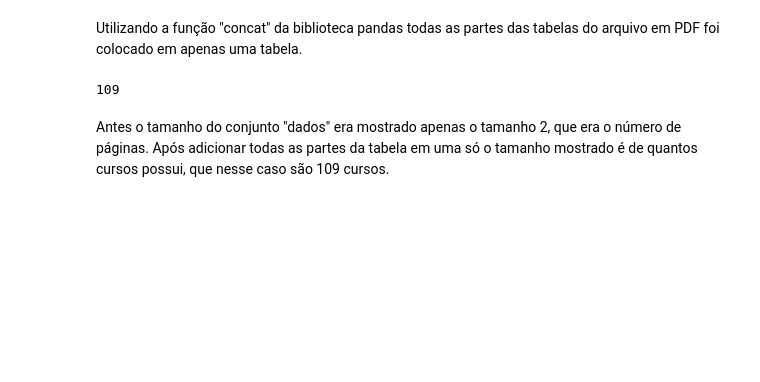
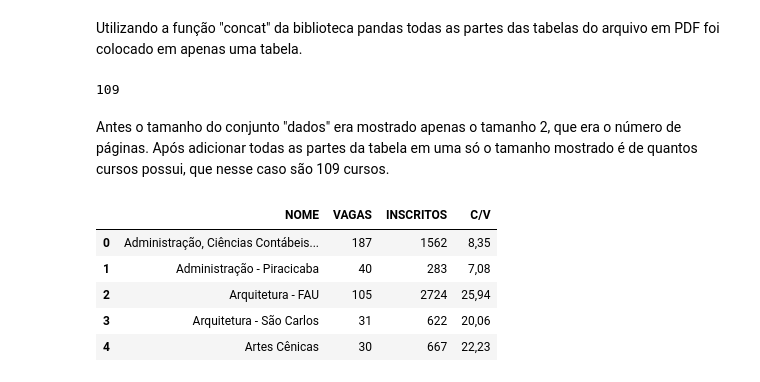
Before and after one commit to renatagsr/projetos, a Jupyter notebook: Meritocracia/Meritocracia.ipynb, the cells around one changed output. Drawn from its saved outputs; the diff is of its cells as text; code cells hidden in the pictures; blank space fills up the shorter version.

```diff
--- a/Meritocracia/Meritocracia.ipynb
+++ b/Meritocracia/Meritocracia.ipynb
@@ -91,3 +91,13 @@ len(dados)
 109
 # %% [markdown]
 Antes o tamanho do conjunto "dados" era mostrado apenas o tamanho 2, que era o número de páginas. Após adicionar todas as partes da tabela em uma só o tamanho mostrado é de quantos cursos possui, que nesse caso são 109 cursos.
+# %%
+dados = dados[["NOME", "VAGAS", "INSCRITOS", "C/V"]]
+dados.head()
+# %% [output]
+|  | NOME | VAGAS | INSCRITOS | C/V |
+| 0 | Administração, Ciências Contábeis... | 187 | 1562 | 8,35 |
+| 1 | Administração - Piracicaba | 40 | 283 | 7,08 |
+| 2 | Arquitetura - FAU | 105 | 2724 | 25,94 |
+| 3 | Arquitetura - São Carlos | 31 | 622 | 20,06 |
+| 4 | Artes Cênicas | 30 | 667 | 22,23 |
```
Also changed, not shown: parts of 14 cells of this notebook.
